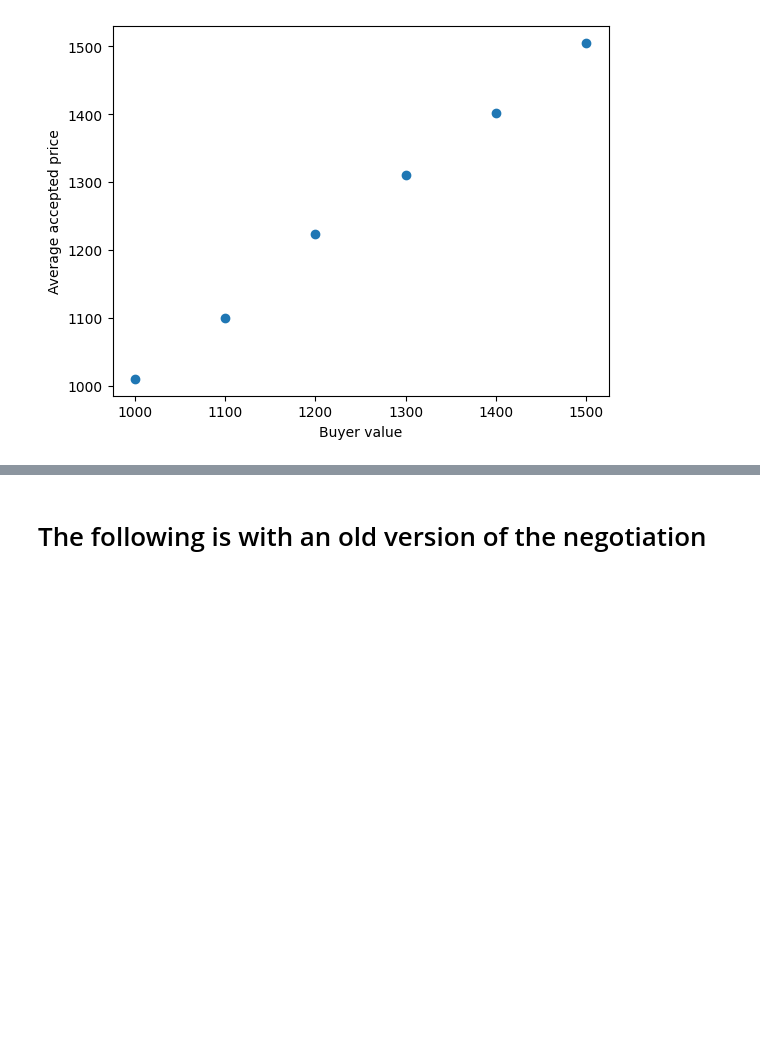
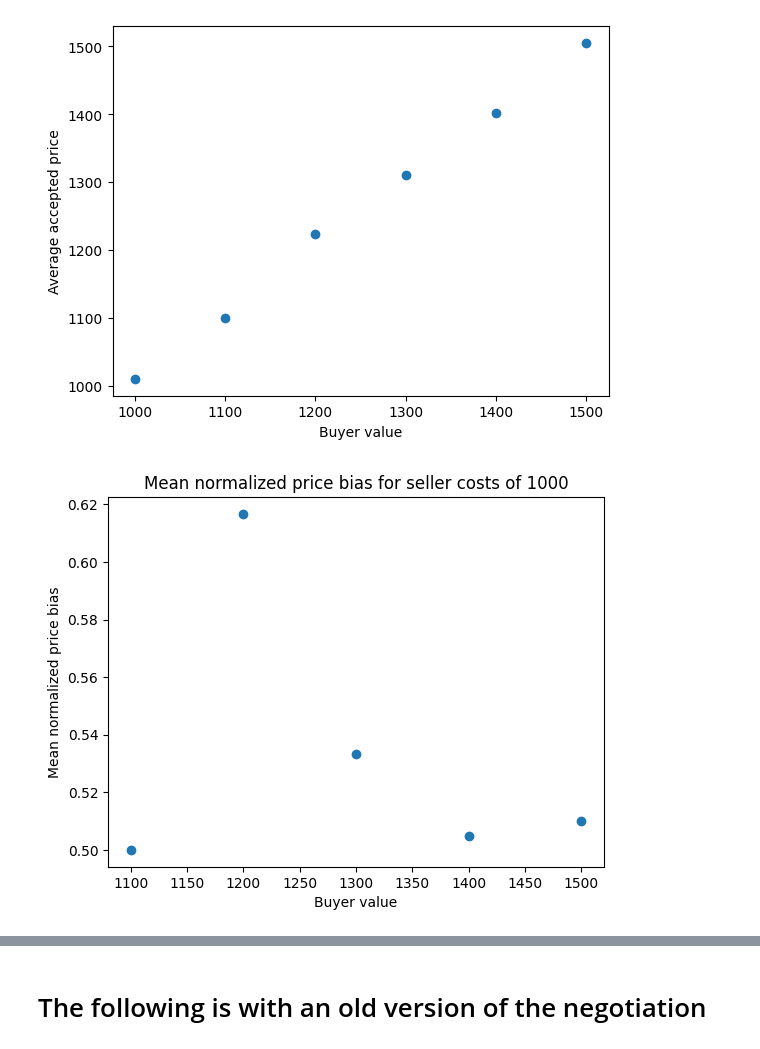
Before and after one commit to peteole/bargaining_llms, a Jupyter notebook: main.ipynb, the cells around one changed output, grey strips where cells are left out. Cells and saved outputs as stored; diff of their text form; code cells hidden in the pictures; blank space fills up the shorter version.

```diff
--- a/main.ipynb
+++ b/main.ipynb
@@ -235,3 +235,22 @@ plt.show()
 # %% [output]
 [figure]
 [figure]
+# %%
+# compute normalized price biases
+def get_normalized_price_bias(n: Negotiation)-> Optional[float]:
+    if n.chat[-1][1].response_type == "accept":
+        price = n.chat[-2][1].offer
+        if n.max_price == n.min_price:
+            return None
+        return (price - n.min_price) / (n.max_price - n.min_price) - 0.5
+    return None
+
+npb_means = [np.mean([get_normalized_price_bias(n) for n in chat if get_normalized_price_bias(n) is not None]) for chat in chats]
+
+plt.scatter(buyer_values, npb_means)
+plt.xlabel("Buyer value")
+plt.ylabel("Mean normalized price bias")
+plt.title(f"Mean normalized price bias for seller costs of {seller_value}")
+plt.show()
+# %% [output]
+[figure, added]
```
Also changed, not shown: parts of 5 cells of this notebook, 1 other file.
